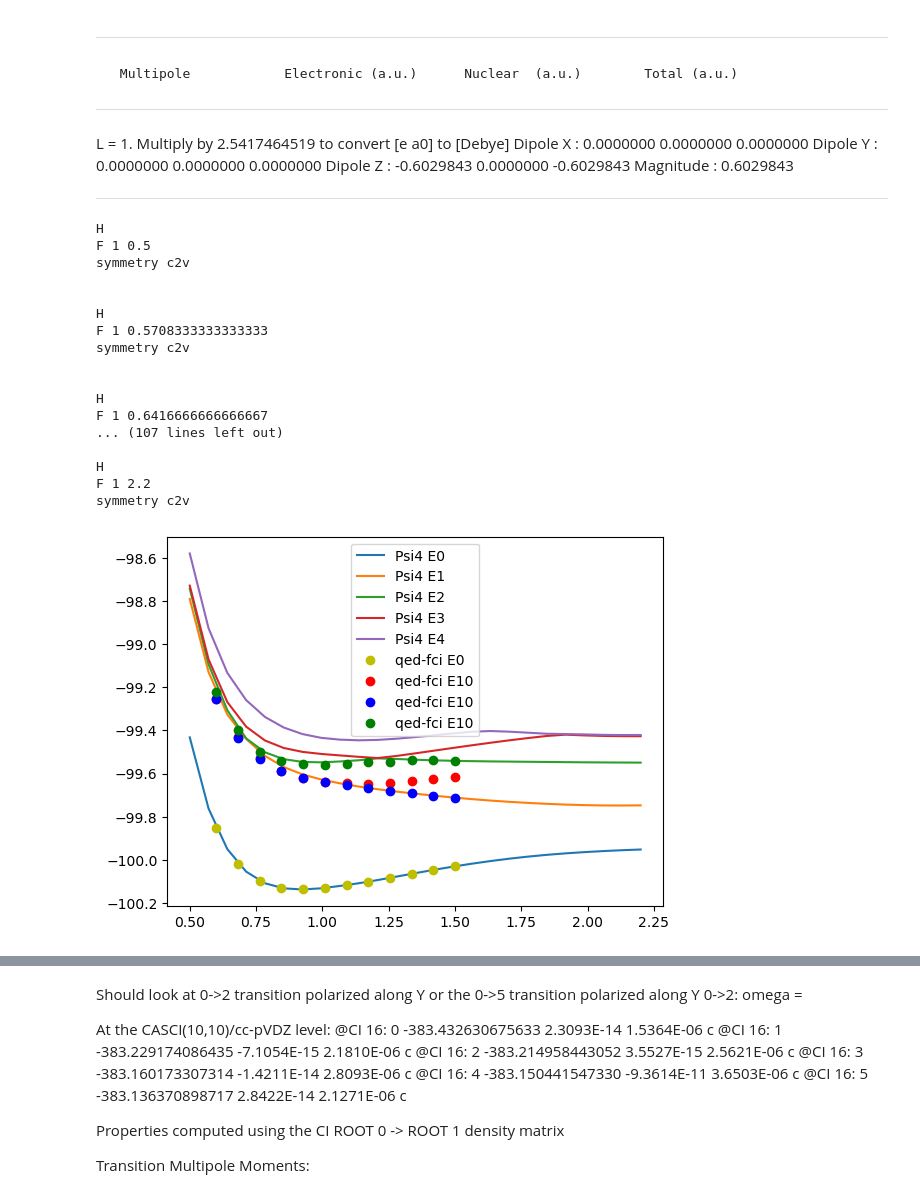
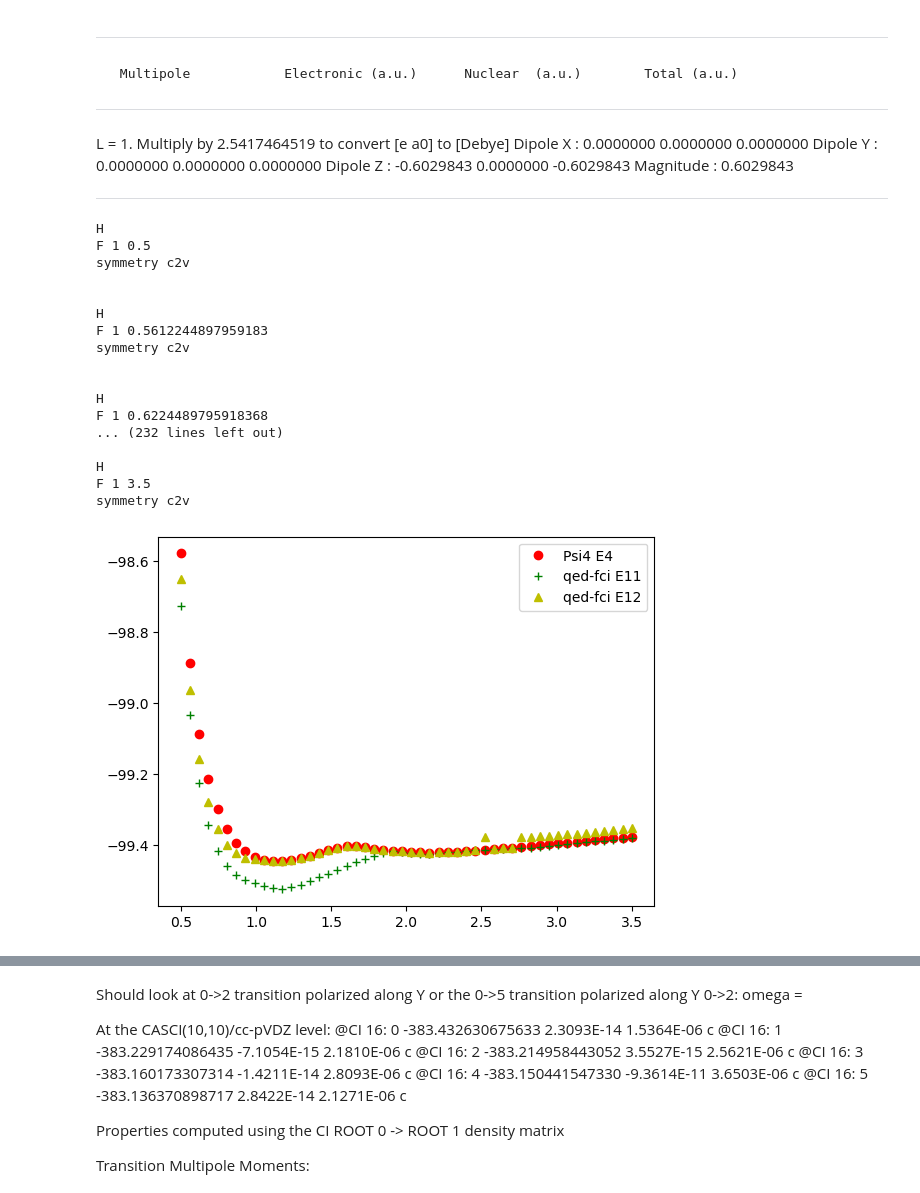
Before and after one commit to boss-bee/data_repository, a Jupyter notebook: json_scripts/hf_casci.ipynb, the cells around one changed output, grey strips where cells are left out. Cells and saved outputs as stored; diff of their text form; code cells hidden in the pictures.

```diff
--- a/json_scripts/hf_casci.ipynb
+++ b/json_scripts/hf_casci.ipynb
@@ -18,7 +18,7 @@ symmetry c2v
 
 
 
-rs = np.linspace(0.5, 2.2, 25)
+rs = np.linspace(0.5, 3.5, 50)
 
 options_dict = {
     "basis": "6-311++G**",
@@ -27,7 +27,7 @@ options_dict = {
     "d_convergence": 1e-10,
     "frozen_docc" : [2, 0,0,0],
     "active" : [8,0,4,4],
-    "num_roots" : 7,
+    "num_roots" : 8,
     "ci_maxiter" : 50,
     'TDM' : True,
     "OPDM" : True,
@@ -127,7 +127,7 @@ e3 = []
 e4 = []
 e5 = []
 e6 = []
-#e7 = []
+e7 = []
 #e8 = []
 for r_val in rs:
     mol_str = mol_tmpl.replace("**R**", str(r_val))
@@ -143,7 +143,7 @@ for r_val in rs:
     e4.append(wfn.variable("CI ROOT 4 TOTAL ENERGY"))
     e5.append(wfn.variable("CI ROOT 5 TOTAL ENERGY"))
     e6.append(wfn.variable("CI ROOT 6 TOTAL ENERGY"))
-    #e7.append(wfn.variable("CI ROOT 5 TOTAL ENERGY"))
+    e7.append(wfn.variable("CI ROOT 7 TOTAL ENERGY"))
     #e8.append(wfn.variable("CI ROOT 6 TOTAL ENERGY"))
 # %% [output]
 H
@@ -152,33 +152,48 @@ symmetry c2v
 
 
 H
-F 1 0.5708333333333333
+F 1 0.5612244897959183
 symmetry c2v
 
 
 H
-F 1 0.6416666666666667
-... (107 lines left out)
+F 1 0.6224489795918368
+... (232 lines left out)
 
 H
-F 1 2.2
+F 1 3.5
 symmetry c2v
 # %%
 from matplotlib import pyplot as plt
-qed_fci_pes = np.load("hf_pes.npy")
-plt.plot(rs, eg, label="Psi4 E0")
-plt.plot(rs, e1, label="Psi4 E1")
-plt.plot(rs, e2, label="Psi4 E2")
-plt.plot(rs, e3, label="Psi4 E3")
-plt.plot(rs, e4, label="Psi4 E4")
-plt.plot(qed_fci_pes[:,0], qed_fci_pes[:,1], 'yo', label="qed-fci E0")
-plt.plot(qed_fci_pes[:,0], qed_fci_pes[:,8], 'ro', label="qed-fci E10")
-plt.plot(qed_fci_pes[:,0], qed_fci_pes[:,7], 'bo', label="qed-fci E10")
-plt.plot(qed_fci_pes[:,0], qed_fci_pes[:,13], 'go', label="qed-fci E10")
+qed_fci_pes = np.load("hf_pes_35_states_only_singlets.npy")
+#plt.plot(rs, eg, label="Psi4 E0") # X ^1\Sigma^+ minima 0.917 Ang.
+#plt.plot(rs, e1, label="Psi4 E1") # B ^1\Sigma^+ bound but barely - minima ~2.151 Ang.
+#plt.plot(rs, e2, label="Psi4 E2") # 1 ^1\Delta bound dipole forbidden - minima ~1.006 Ang
+#plt.plot(rs, e3, label="Psi4 E3")
+plt.plot(rs, e4, 'ro', label="Psi4 E4") # bound dipole allowed - minima ~1.17 Ang
+#plt.plot(qed_fci_pes[:,0], qed_fci_pes[:,1], 'yo', label="qed-fci E0")
+#plt.plot(qed_fci_pes[:,0], qed_fci_pes[:,2], 'ro', label="qed-fci E1")
+#plt.plot(qed_fci_pes[:,0], qed_fci_pes[:,3], 'bo', label="qed-fci E2")
+#plt.plot(qed_fci_pes[:,0], qed_fci_pes[:,4], 'go', label="qed-fci E3") # B ^1 \Sigma
+#plt.plot(qed_fci_pes[:,0], qed_fci_pes[:,5], 'y*', label="qed-fci E4")
+#plt.plot(qed_fci_pes[:,0], qed_fci_pes[:,6], 'r*', label="qed-fci E5")
+#plt.plot(qed_fci_pes[:,0], qed_fci_pes[:,7], 'b*', label="qed-fci E6") # 1 ^1\Delta
+#plt.plot(qed_fci_pes[:,0], qed_fci_pes[:,8], 'g*', label="qed-fci E7")
+#plt.plot(qed_fci_pes[:,0], qed_fci_pes[:,9], 'y+', label="qed-fci E8")
+#plt.plot(qed_fci_pes[:,0], qed_fci_pes[:,10], 'r+', label="qed-fci E9")
+#plt.plot(qed_fci_pes[:,0], qed_fci_pes[:,11], 'b+', label="qed-fci E10")
+plt.plot(qed_fci_pes[:,0], qed_fci_pes[:,12], 'g+', label="qed-fci E11")
+plt.plot(qed_fci_pes[:,0], qed_fci_pes[:,13], 'y^', label="qed-fci E12") # same as psi4 E4
+#plt.plot(qed_fci_pes[:,0], qed_fci_pes[:,14], 'r^', label="qed-fci E13")
+#plt.plot(qed_fci_pes[:,0], qed_fci_pes[:,15], 'b^', label="qed-fci E14")
+#plt.plot(qed_fci_pes[:,0], qed_fci_pes[:,16], 'g^', label="qed-fci E15")
+
+#plt.xlim(0.8,1.5)
+#plt.ylim(-99.45,-99.2)
 plt.legend()
 plt.show()
 # %% [output]
-[figure, old version]
+[figure, new version]
 # %%
 from matplotlib import pyplot as plt
 #plt.plot(rs, scf_e, label="rhf")
```
Also changed, not shown: parts of 1 cell of this notebook, 3 other files.
